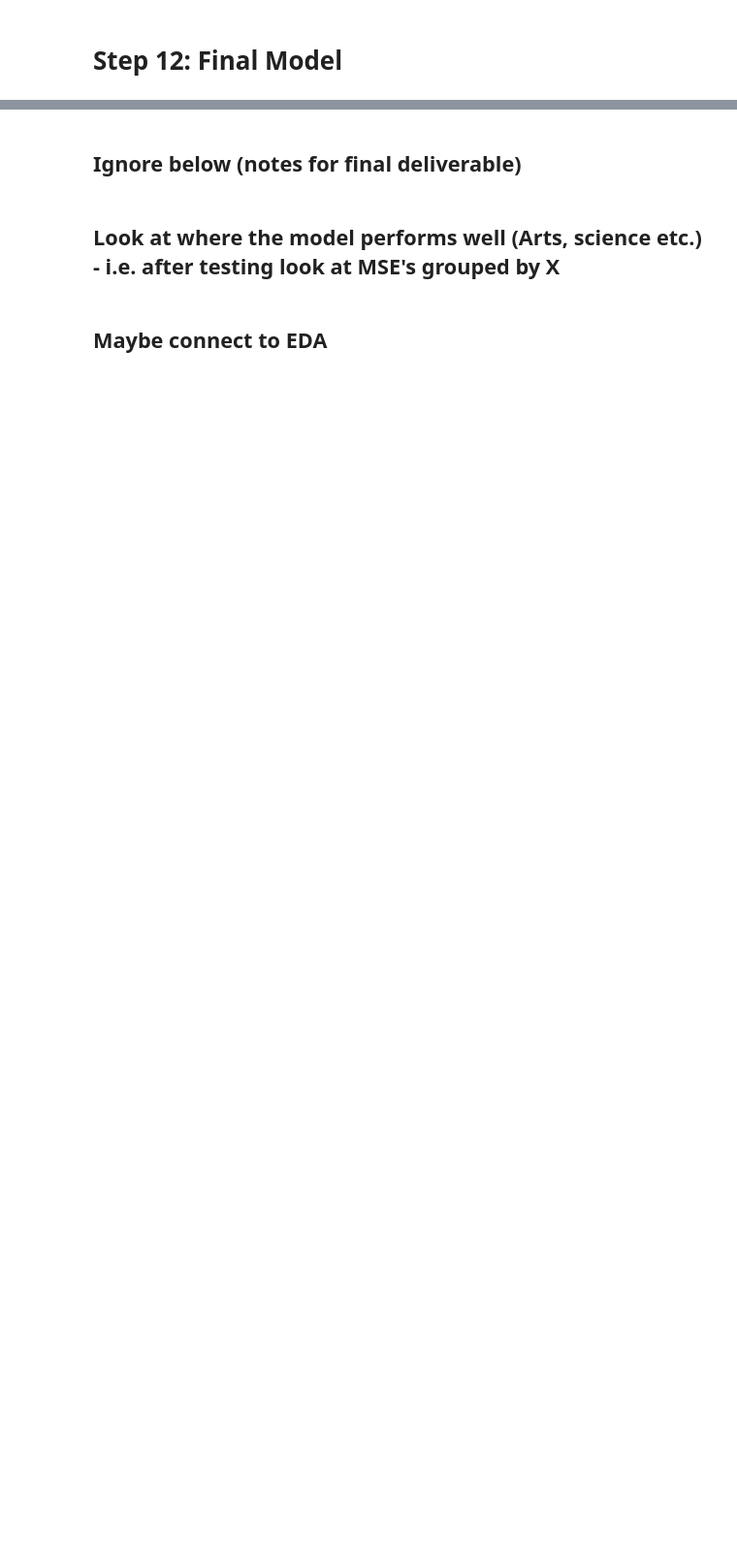
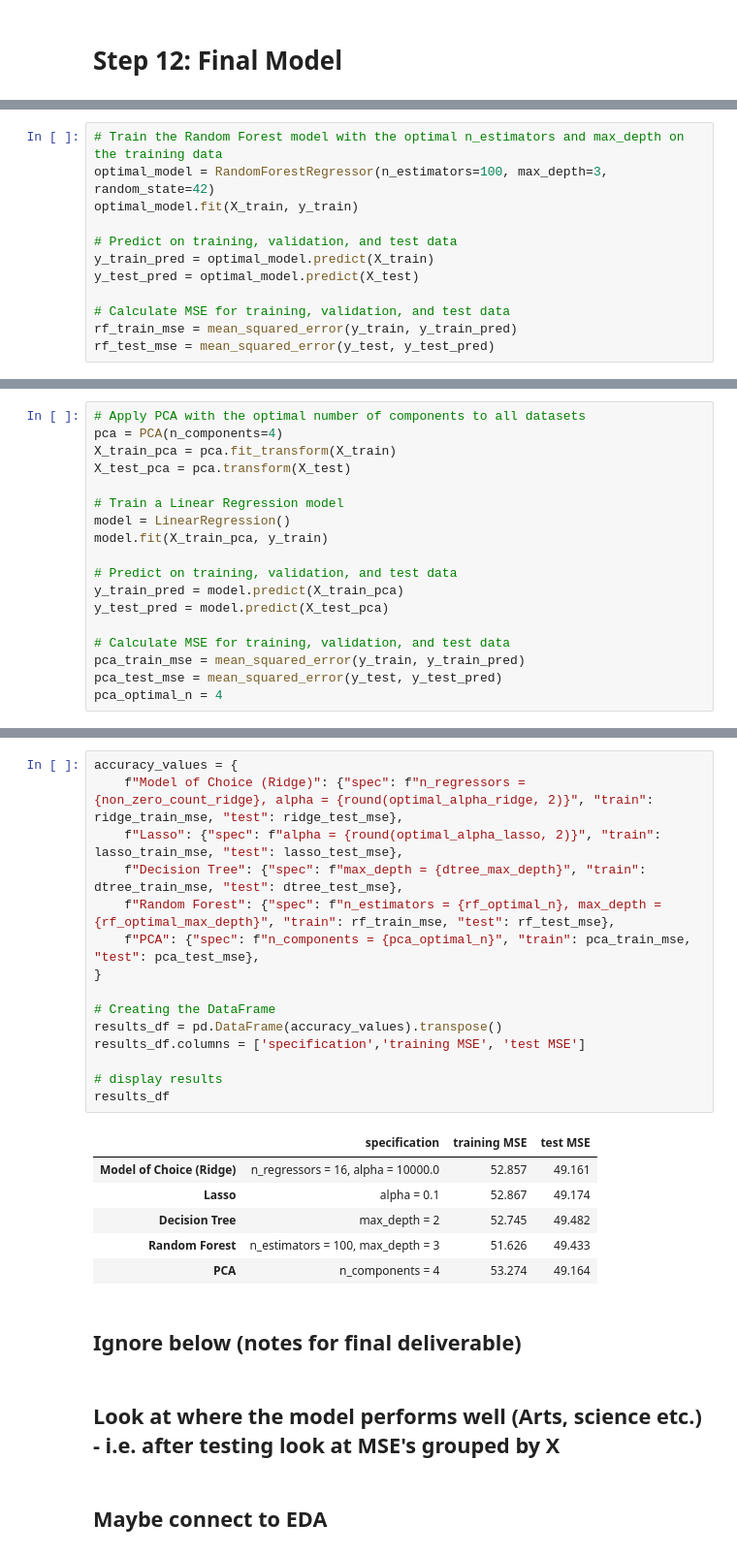
Before and after one commit to MattHAndrews/cs109a_final_project, a Jupyter notebook: Project.ipynb, the cells around one changed output, grey strips where cells are left out. Shown at 97% size. Cells and saved outputs as stored; diff of their text form; blank space fills up the shorter version.

```diff
--- a/Project.ipynb
+++ b/Project.ipynb
@@ -1174,0 +1260,12 @@ We will be building a final model for the final deliverable. Based on the interp
+# %%
+# Train the Random Forest model with the optimal n_estimators and max_depth on the training data
+optimal_model = RandomForestRegressor(n_estimators=100, max_depth=3, random_state=42)
+optimal_model.fit(X_train, y_train)
+
+# Predict on training, validation, and test data
+y_train_pred = optimal_model.predict(X_train)
+y_test_pred = optimal_model.predict(X_test)
+
+# Calculate MSE for training, validation, and test data
+rf_train_mse = mean_squared_error(y_train, y_train_pred)
+rf_test_mse = mean_squared_error(y_test, y_test_pred)
@@ -1174,0 +1274,18 @@ We will be building a final model for the final deliverable. Based on the interp
+# %%
+# Apply PCA with the optimal number of components to all datasets
+pca = PCA(n_components=4)
+X_train_pca = pca.fit_transform(X_train)
+X_test_pca = pca.transform(X_test)
+
+# Train a Linear Regression model
+model = LinearRegression()
+model.fit(X_train_pca, y_train)
+
+# Predict on training, validation, and test data
+y_train_pred = model.predict(X_train_pca)
+y_test_pred = model.predict(X_test_pca)
+
+# Calculate MSE for training, validation, and test data
+pca_train_mse = mean_squared_error(y_train, y_train_pred)
+pca_test_mse = mean_squared_error(y_test, y_test_pred)
+pca_optimal_n = 4
@@ -1175,3 +1294,25 @@ We will be building a final model for the final deliverable. Based on the interp
+# %%
+accuracy_values = {
+    f"Model of Choice (Ridge)": {"spec": f"n_regressors = {non_zero_count_ridge}, alpha = {round(optimal_alpha_ridge, 2)}", "train": ridge_train_mse, "test": ridge_test_mse},
+    f"Lasso": {"spec": f"alpha = {round(optimal_alpha_lasso, 2)}", "train": lasso_train_mse, "test": lasso_test_mse},
+    f"Decision Tree": {"spec": f"max_depth = {dtree_max_depth}", "train": dtree_train_mse, "test": dtree_test_mse},
+    f"Random Forest": {"spec": f"n_estimators = {rf_optimal_n}, max_depth = {rf_optimal_max_depth}", "train": rf_train_mse, "test": rf_test_mse},
+    f"PCA": {"spec": f"n_components = {pca_optimal_n}", "train": pca_train_mse, "test": pca_test_mse},
+}
+
+# Creating the DataFrame
+results_df = pd.DataFrame(accuracy_values).transpose()
+results_df.columns = ['specification','training MSE', 'test MSE']
+
+# display results
+results_df
+# %% [output]
+|  | specification | training MSE | test MSE |
+| Model of Choice (Ridge) | n_regressors = 16, alpha = 10000.0 | 52.857 | 49.161 |
+| Lasso | alpha = 0.1 | 52.867 | 49.174 |
+| Decision Tree | max_depth = 2 | 52.745 | 49.482 |
+| Random Forest | n_estimators = 100, max_depth = 3 | 51.626 | 49.433 |
+| PCA | n_components = 4 | 53.274 | 49.164 |
 # %% [markdown]
 ## Ignore below (notes for final deliverable)
 # %% [markdown]
```
Also changed, not shown: parts of 38 cells of this notebook.
